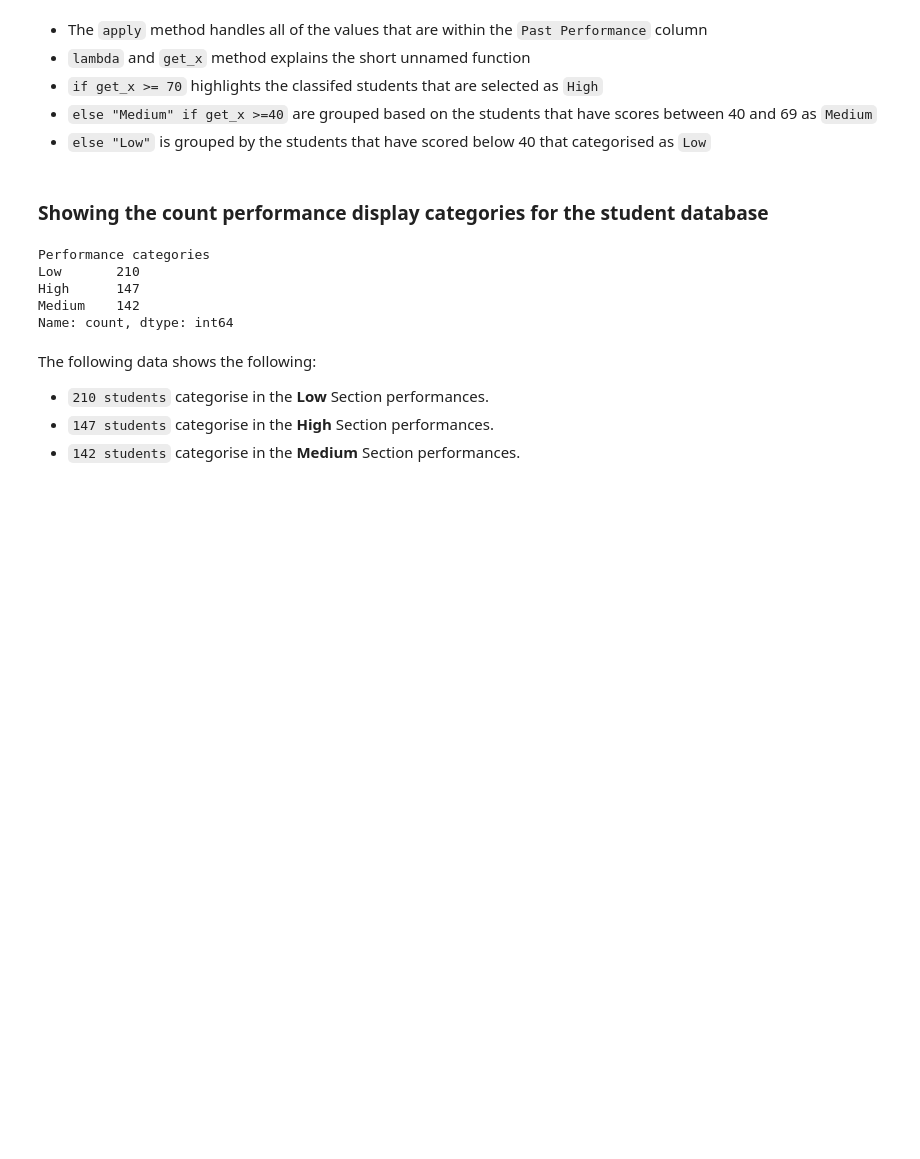
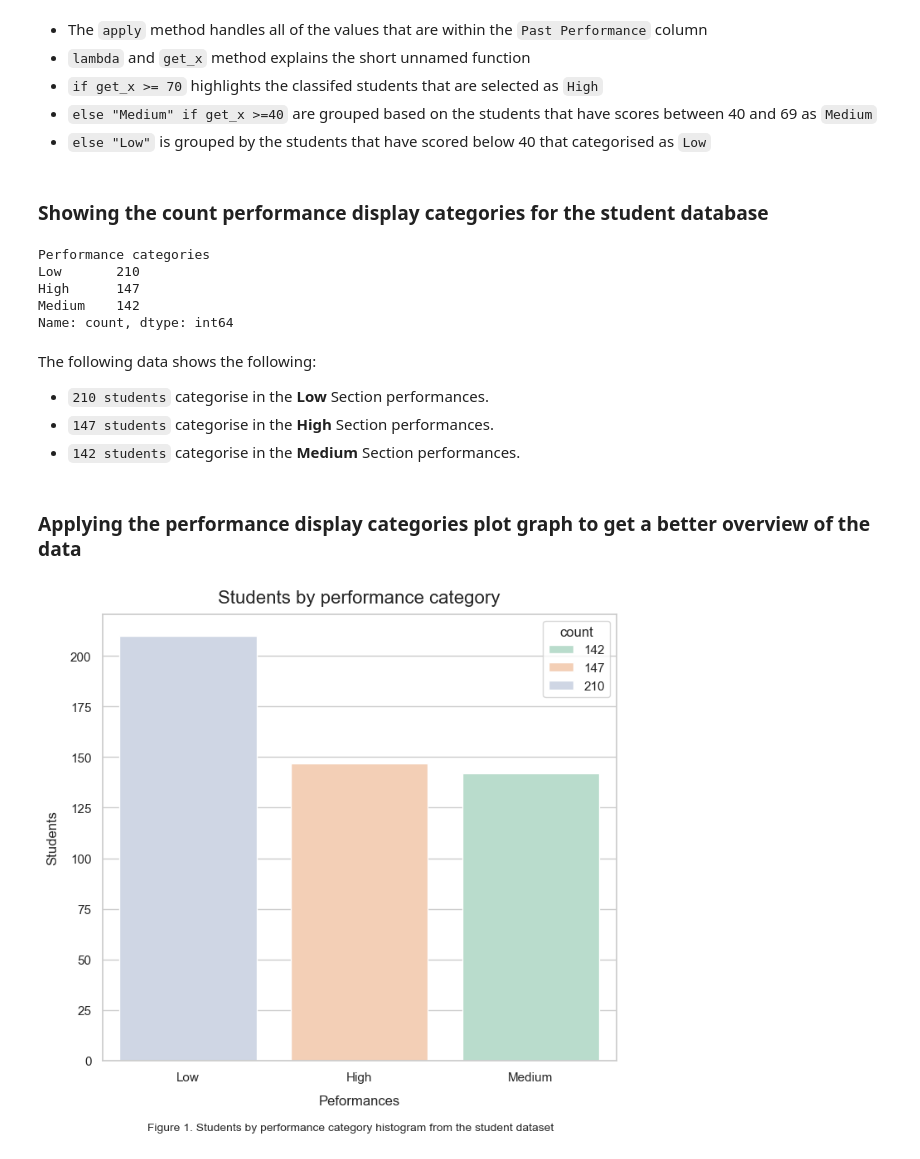
Before and after one commit to x26137216/CA1_AI_Programming, a Jupyter notebook: CA1_AI_Programming.ipynb, the cells around one changed output. Saved outputs shown, nothing was run; the diff lists cells and outputs as text; code cells hidden in the pictures; blank space fills up the shorter version.

```diff
--- a/CA1_AI_Programming.ipynb
+++ b/CA1_AI_Programming.ipynb
@@ -610,3 +610,21 @@ The following data shows the following:
 - `210 students` categorise in the **Low** Section performances.
 - `147 students` categorise in the **High** Section performances.
 - `142 students` categorise in the **Medium** Section performances.
+# %% [markdown]
+### Applying the performance display categories plot graph to get a better overview of the data
+# %%
+# Setting the visual background style for the histogram
+sns.set(style="whitegrid")
+
+# Plotting the class distribution for the performance category
+plt.figure(figsize=(8, 7))
+sns.barplot(x=display_count_performance.index, y=display_count_performance.values, hue=display_count_performance, palette="Pastel2")
+plt.title("Students by performance category", pad=10, fontsize=16)
+plt.xlabel("Peformances", labelpad=10)
+plt.ylabel("Students", labelpad=10)
+plt.xticks(rotation=0)
+plt.figtext(0.5, -0.01, "Figure 1. Students by performance category histogram from the student dataset", ha="center", fontsize=10)
+plt.savefig("Students_By_Performance_Plot_Graph.png", dpi=300, bbox_inches="tight")
+plt.show()
+# %% [output]
+[figure, added]
```
Also changed, not shown: parts of 1 cell of this notebook, 1 other file.
